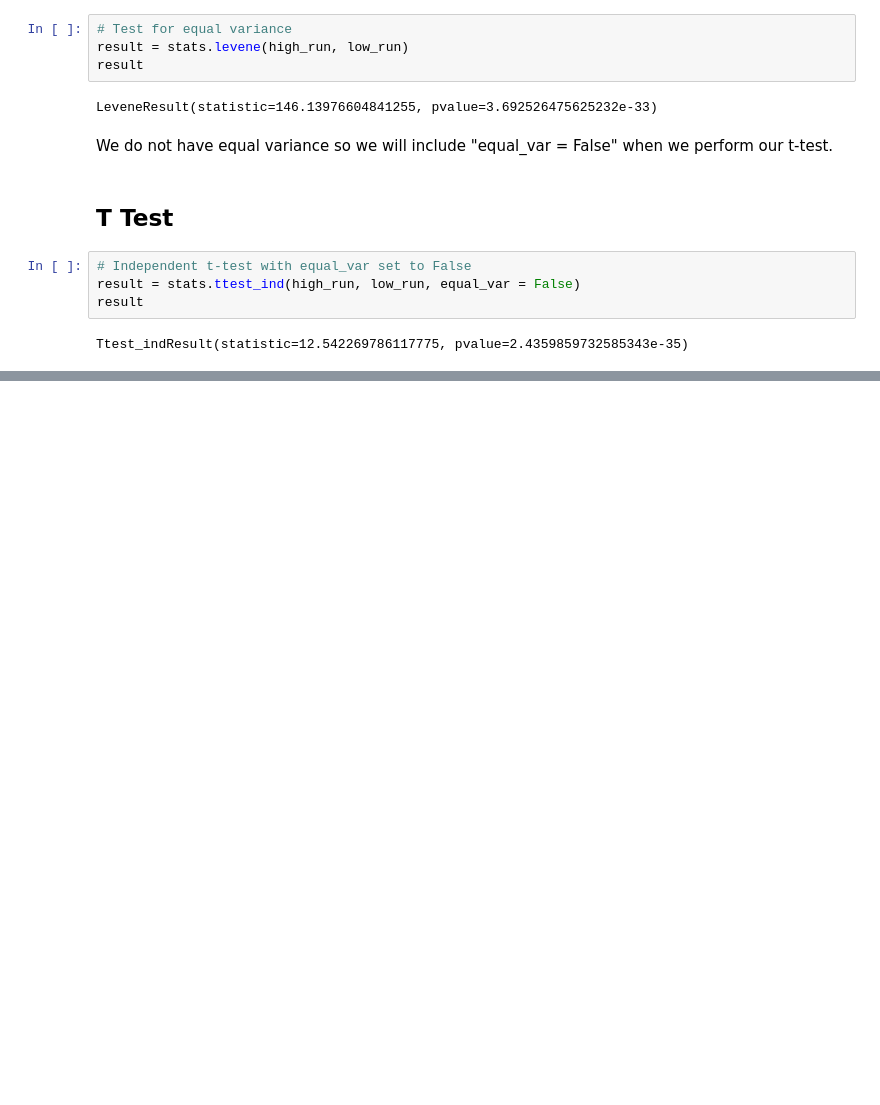
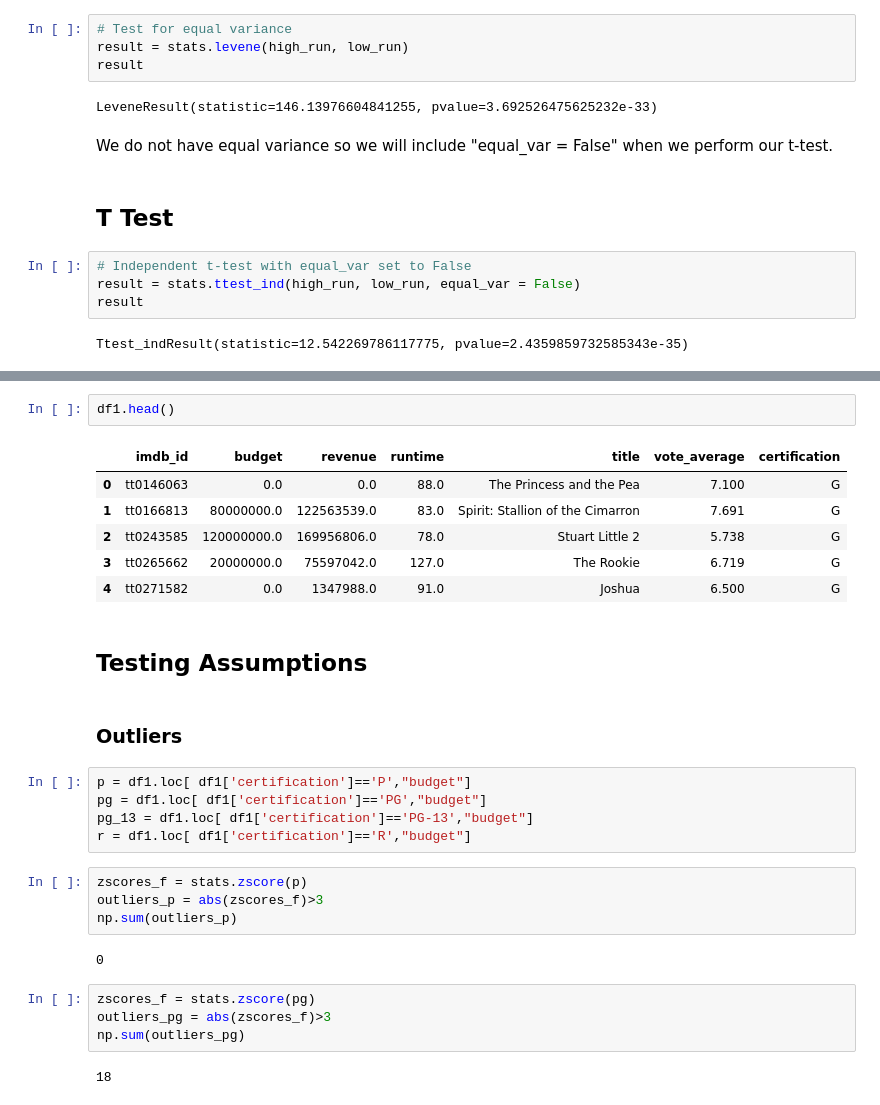
Before and after one commit to fid2445/Project-3-, a Jupyter notebook: Mike Fiddler Project Part 4 Hypothesis Testing.ipynb, the cells around one changed output, grey strips where cells are left out. Cells and saved outputs as stored; diff of their text form; blank space fills up the shorter version.

```diff
--- a/Mike Fiddler Project Part 4 Hypothesis Testing.ipynb
+++ b/Mike Fiddler Project Part 4 Hypothesis Testing.ipynb
@@ -645,0 +642,30 @@ df.head()
+# %%
+df1.head()
+# %% [output]
+|  | imdb_id | budget | revenue | runtime | title | vote_average | certification |
+| 0 | tt0146063 | 0.0 | 0.0 | 88.0 | The Princess and the Pea | 7.100 | G |
+| 1 | tt0166813 | 80000000.0 | 122563539.0 | 83.0 | Spirit: Stallion of the Cimarron | 7.691 | G |
+| 2 | tt0243585 | 120000000.0 | 169956806.0 | 78.0 | Stuart Little 2 | 5.738 | G |
+| 3 | tt0265662 | 20000000.0 | 75597042.0 | 127.0 | The Rookie | 6.719 | G |
+| 4 | tt0271582 | 0.0 | 1347988.0 | 91.0 | Joshua | 6.500 | G |
+# %% [markdown]
+## Testing Assumptions
+# %% [markdown]
+### Outliers
+# %%
+p = df1.loc[ df1['certification']=='P',"budget"]
+pg = df1.loc[ df1['certification']=='PG',"budget"]
+pg_13 = df1.loc[ df1['certification']=='PG-13',"budget"]
+r = df1.loc[ df1['certification']=='R',"budget"]
+# %%
+zscores_f = stats.zscore(p)
+outliers_p = abs(zscores_f)>3
+np.sum(outliers_p)
+# %% [output]
+0
+# %%
+zscores_f = stats.zscore(pg)
+outliers_pg = abs(zscores_f)>3
+np.sum(outliers_pg)
+# %% [output]
+18
```
Also changed, not shown: parts of 46 cells of this notebook.
